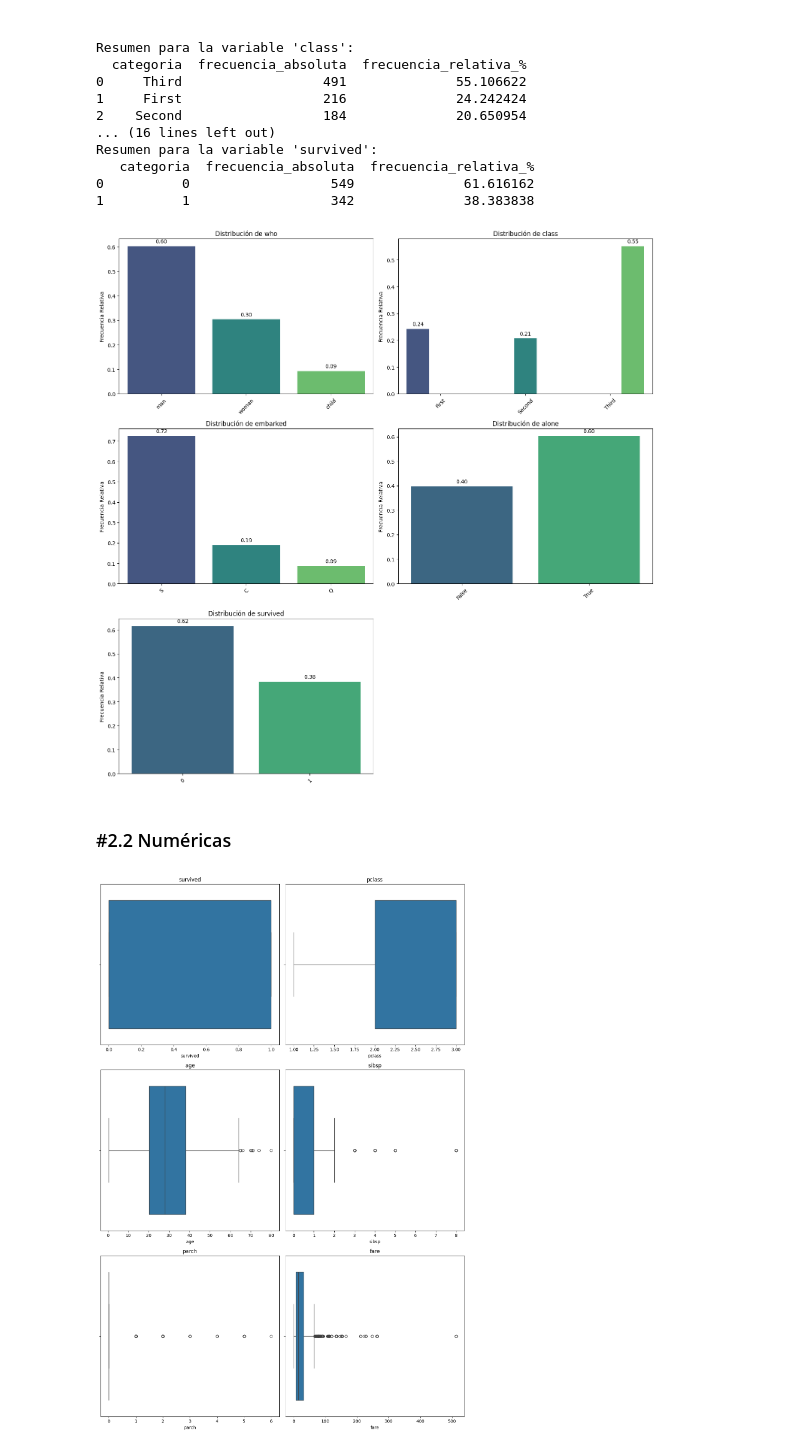
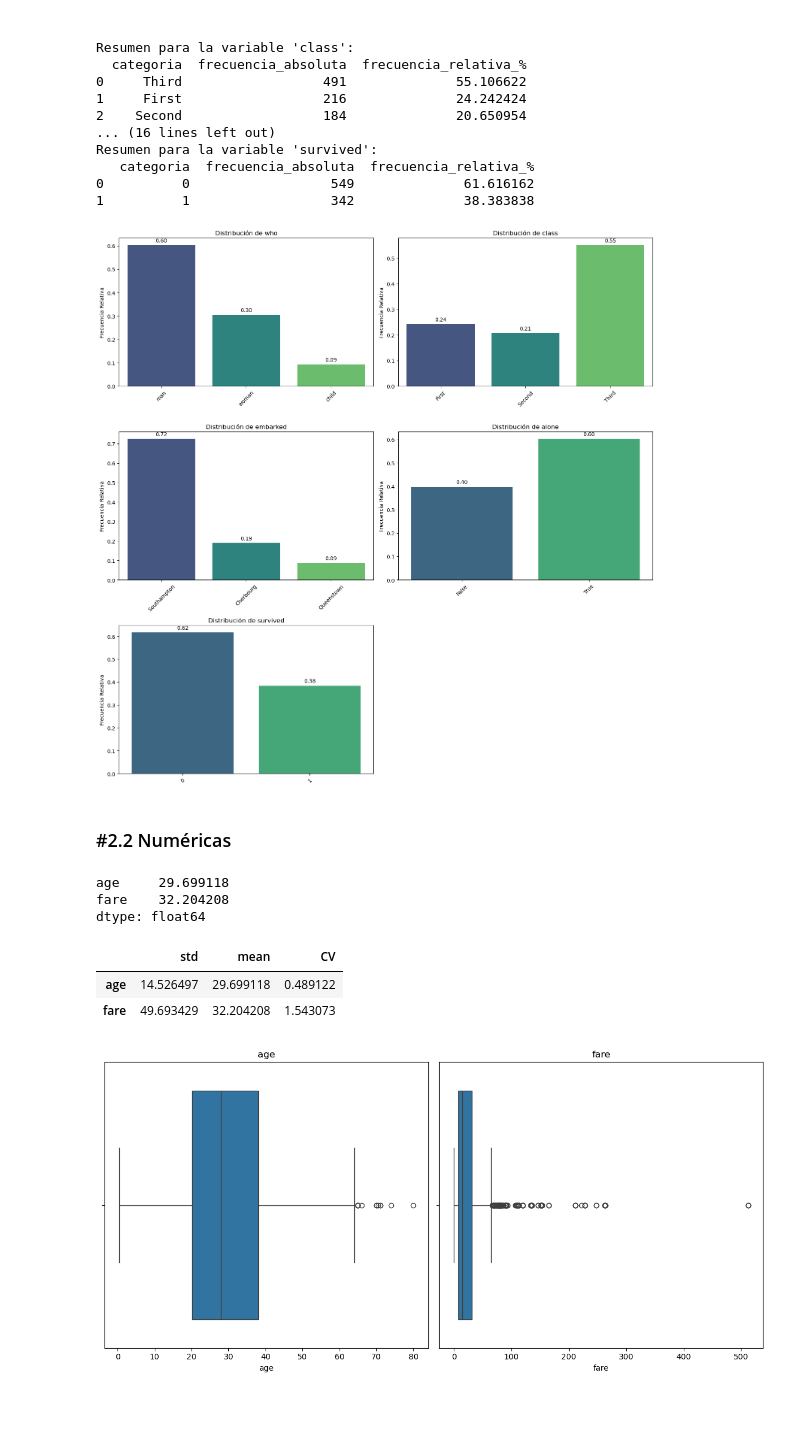
Before and after one commit to Emigarsan/DS-Online-Emilio-Garrote, a Jupyter notebook: Sprints/03_Data_Analysis/Sprint_07/Unidad_01_Estadistica_Descriptiva_Univariante/03_Practica_Obligatoria/18_Practica_Obligatoria_Univariante.ipynb, the cells around one changed output. Saved outputs shown, nothing was run; the diff lists cells and outputs as text; code cells hidden in the pictures; blank space fills up the shorter version.

```diff
--- a/Sprints/03_Data_Analysis/Sprint_07/Unidad_01_Estadistica_Descriptiva_Univariante/03_Practica_Obligatoria/18_Practica_Obligatoria_Univariante.ipynb
+++ b/Sprints/03_Data_Analysis/Sprint_07/Unidad_01_Estadistica_Descriptiva_Univariante/03_Practica_Obligatoria/18_Practica_Obligatoria_Univariante.ipynb
@@ -306,13 +235,34 @@ Resumen para la variable 'survived':
 0          0                  549              61.616162
 1          1                  342              38.383838
 # %%
-pinta_distribucion_categoricas(df_titanic_select, columnas_categoricas, relativa=True, mostrar_valores=True)
+bvt.pinta_distribucion_categoricas(df_titanic_select, columnas_categoricas, relativa=True, mostrar_valores=True)
 # %% [output]
-[figure, old version]
+[figure, new version]
 # %% [markdown]
 ### #2.2 Numéricas
+# %%
+# Calculo de media, mediana, moda y rango
+variables_numericas = df_titanic_select[columnas_numericas]
+tabla_resumen = pd.DataFrame({
+    "media": variables_numericas.mean(),
+    "mediana": variables_numericas.median(),
+    "moda": variables_numericas.mode().iloc[0],
+    "rango": variables_numericas.max() - variables_numericas.min()
+})
+
+tabla_resumen
+# %% [output]
+age     29.699118
+fare    32.204208
+dtype: float64
+# %%
+coeficiente_variacion(df_titanic_select[columnas_numericas])
+# %% [output]
+|  | std | mean | CV |
+| age | 14.526497 | 29.699118 | 0.489122 |
+| fare | 49.693429 | 32.204208 | 1.543073 |
 # %%
-plot_multiple_boxplots(df_titanic, columnas_numericas)
+bvt.plot_multiple_boxplots(df_titanic, columnas_numericas)
 # %% [output]
-[figure, old version]
+[figure, new version]
 # %%
```
Also changed, not shown: parts of 13 cells of this notebook, 1 other file.
